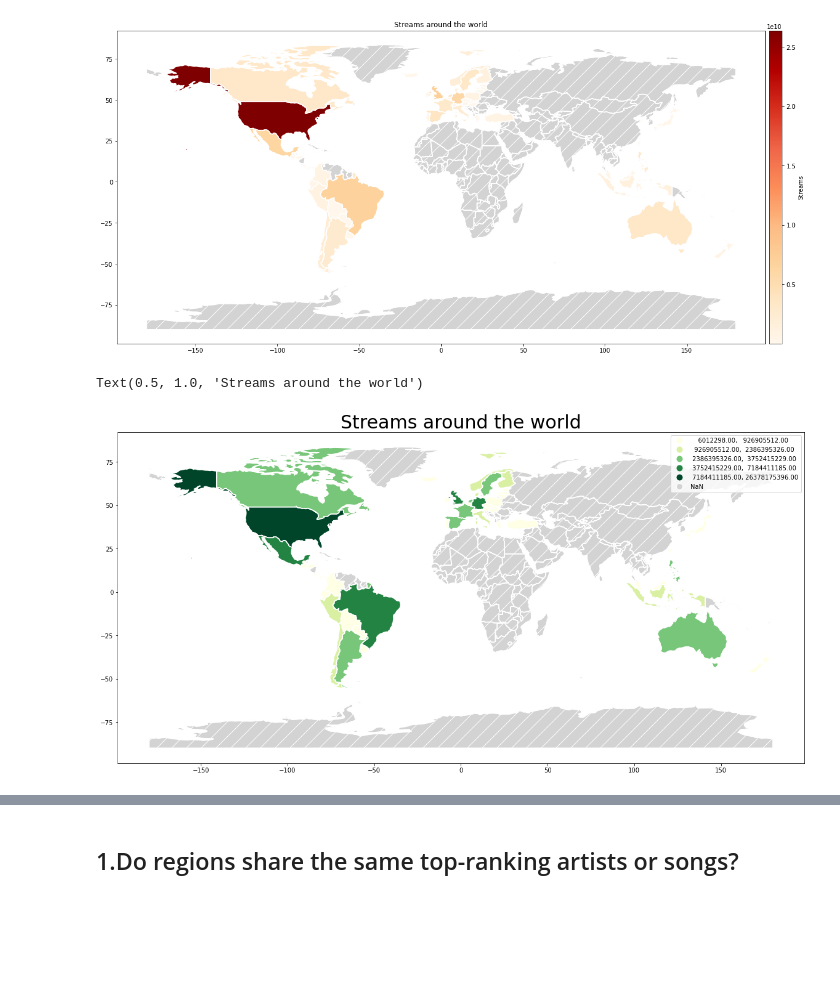
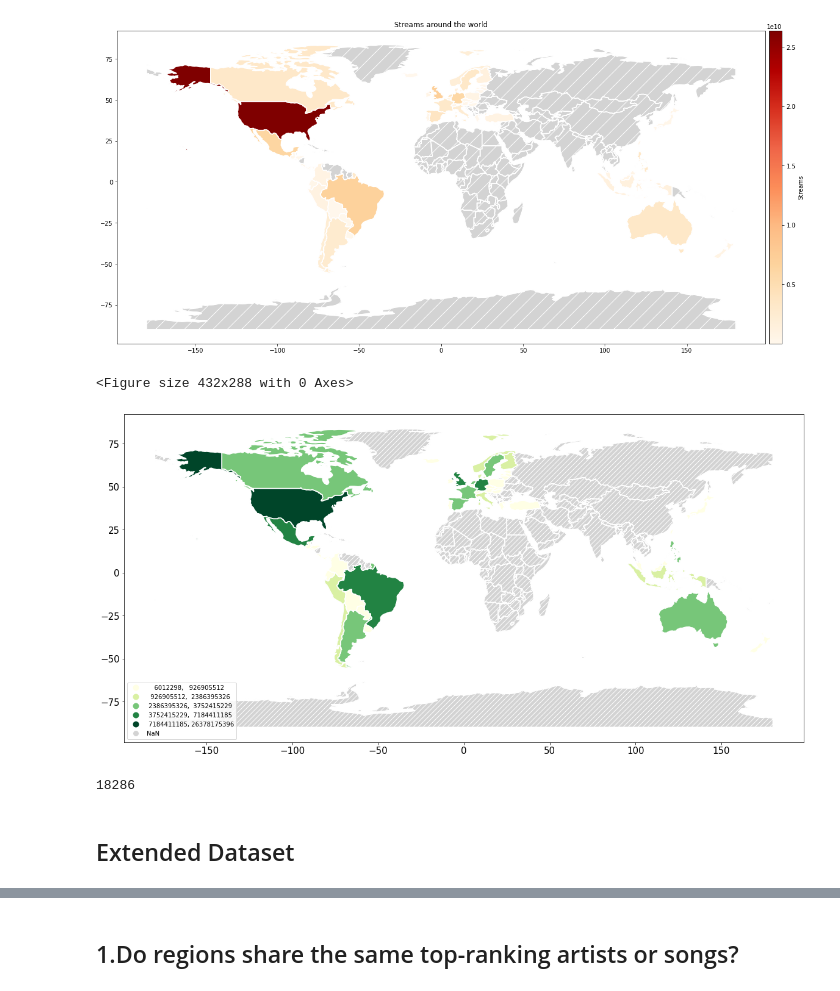
Before and after one commit to Zheng-Lu/Spotify-Worldwide-Trends-Analysis, a Jupyter notebook: Analysis.ipynb, the cells around one changed output, grey strips where cells are left out. Drawn from its saved outputs; the diff is of its cells as text; code cells hidden in the pictures; blank space fills up the shorter version.

```diff
--- a/Analysis.ipynb
+++ b/Analysis.ipynb
@@ -146,29 +156,36 @@ Text(0.5, 1.0, 'Streams around the world')
 # %%
 # As a first step, let’s plot the basic map – world with boundary only.
 # In the next steps, we will colour the countries that we are interested in.
-ax = df_world["geometry"].boundary.plot(figsize=(20,16), color='white')
+# Shading the countries that didn’t participate
+
+fig = plt.figure()
+ax = df_world["geometry"].boundary.plot(figsize=(20,18), color='white')
 divider = make_axes_locatable(ax)
 # cax = divider.append_axes("right", size="2%", pad="0.5%")
 # cax.set_ylabel('Streams')
-df_world_streams.plot(column='Streams', ax=ax,
+ax = df_world_streams.plot(column='Streams', ax=ax,
 #                      cax=cax,
                      cmap='YlGn',
                      scheme='fisher_jenks',
 #                      k=10,
                      legend=True,
 #                      legend_kwds={
 #                          "labels": [r'$<1.25x10^8$',
 #                                     r'$\geq1.25x10^8$',
 #                                     r'$\geq4.09x10^8$',
 #                                     r'$\geq9.88x10^8$',
 #                                     r'$\geq3.22x10^9$']},
 #                      legend_kwds={"label": 'Streams'},
+                     legend_kwds={'loc': 'lower left','fmt':"{:.0f}"},
                      missing_kwds={'color': 'lightgrey',
-                     "edgecolor": "white", "hatch": "/"})
+                     "edgecolor": "white", "hatch": "///"})
 
-ax.set_title("Streams around the world", fontsize=30)
+ax.yaxis.set_tick_params(labelsize=15)
+ax.xaxis.set_tick_params(labelsize=15)
 
-# Shading the countries that didn’t participate
+
+# ax.legend(loc='center right', fontsize=35)
+plt.savefig('../world_distribution.png', dpi = 100)
 # %% [output]
-Text(0.5, 1.0, 'Streams around the world')
+<Figure size 432x288 with 0 Axes>
-[figure, old version]
+[figure, new version]
@@ -174,0 +194,6 @@ Text(0.5, 1.0, 'Streams around the world')
+# %%
+len(set(df_2017['Track Name'].values.tolist()))
+# %% [output]
+18286
+# %% [markdown]
+## Extended Dataset
```
Also changed, not shown: parts of 99 cells of this notebook.
